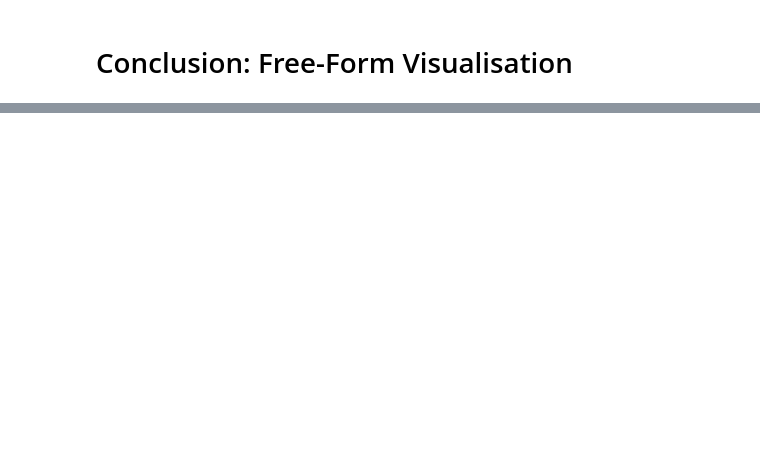
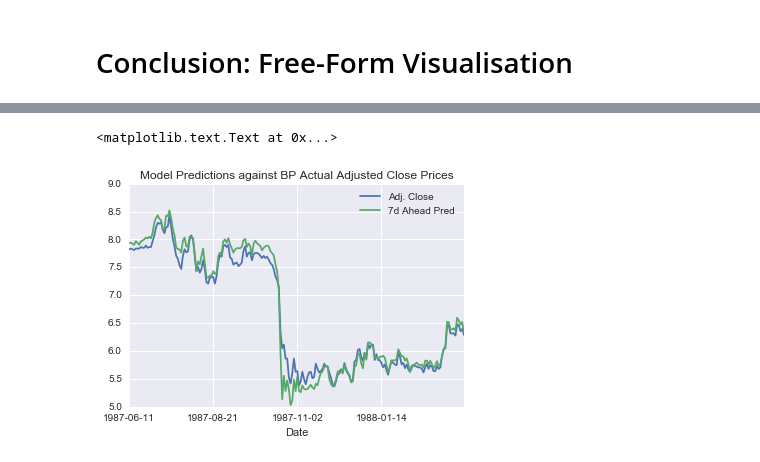
Before and after one commit to jessicayung/machine-learning-nd, a Jupyter notebook: p5-capstone/III. Methodology - Code.ipynb, the cells around one changed output, grey strips where cells are left out. Saved outputs shown, nothing was run; the diff lists cells and outputs as text; code cells hidden in the pictures; blank space fills up the shorter version.

```diff
--- a/p5-capstone/III. Methodology - Code.ipynb
+++ b/p5-capstone/III. Methodology - Code.ipynb
@@ -2541,3 +3067,9 @@ bp.plot(y='Adj. Close', x='Date', secondary_y='Adj. High').set_title("Model Pred
+# %%
+bp_preds_200 = bp_final_predictions[:200]
+bp_preds_200.plot(y=['Adj. Close','7d Ahead Pred'], x='Date').set_title("Model Predictions against BP Actual Adjusted Close Prices")
+# %% [output]
+<matplotlib.text.Text at 0x...>
+[figure, added]
 # %%
 # Visualisation 2:
 # bp.plot('Percentage Error')
```
Also changed, not shown: parts of 25 cells of this notebook, 6 other files.
